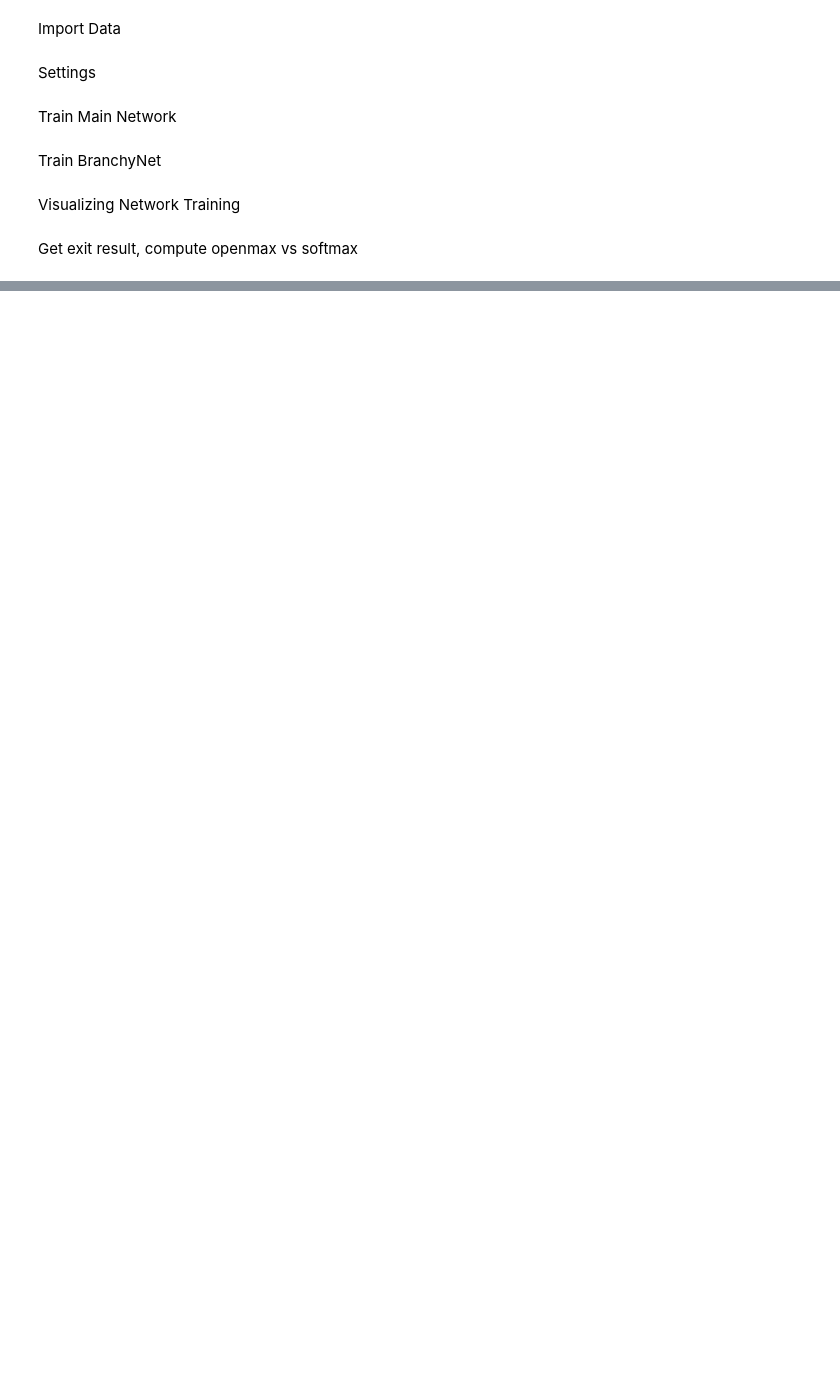
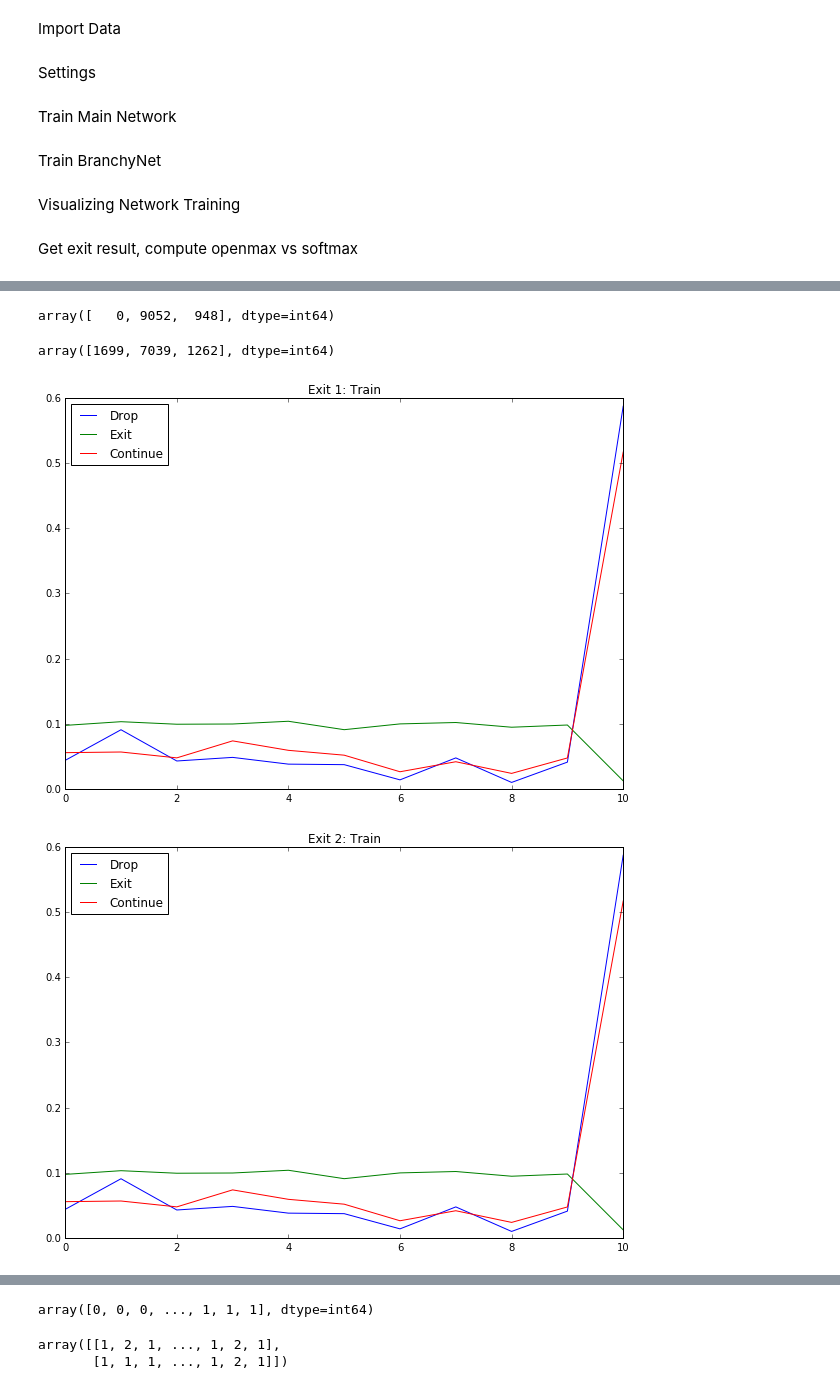
Before and after one commit to kunglab/branchynet, a Jupyter notebook: experiment_alex_cifar10_openmax.ipynb, the cells around one changed output, grey strips where cells are left out. Saved outputs shown, nothing was run; the diff lists cells and outputs as text; code cells hidden in the pictures; blank space fills up the shorter version.

Commit message:
added drop network idea

```diff
--- a/experiment_alex_cifar10_openmax.ipynb
+++ b/experiment_alex_cifar10_openmax.ipynb
@@ -100,19 +69,0 @@ for i, model in enumerate(branchyNet.models[:1]):
-# %%
-i=2003
-x_real = x_test[i:i+1]
-
-features_test = sp.expand_dims(model.test(x_real.astype(np.float32)).data,1)
-openmax_vs_train, softmax_vs_train = get_openmax_scores(features_test, openmax)
-
-plot_openmax_mean(openmax_vs_train, softmax_vs_train, title='Exit 0 Real Test')
-
-x_fake = np.random.random((1,3,32,32))*10-1.5
-
-import matplotlib.pyplot as plt
-%matplotlib inline
-plt.imshow(x_fake[0].transpose(1,2,0))
-
-features_test = sp.expand_dims(model.test(x_fake.astype(np.float32)).data,1)
-openmax_vs_train, softmax_vs_train = get_openmax_scores(features_test, openmax)
-
-plot_openmax_mean(openmax_vs_train, softmax_vs_train, title='Exit 0 Fake Test')
@@ -134,0 +262,3 @@ plot_openmax_mean(openmax_vs_train, softmax_vs_train, title='Exit 0 Fake Test')
+# %%
+meta_train_y = meta_model_labels(y_train, openmax_train_layers)
+meta_test_y = meta_model_labels(y_test, openmax_test_layers)
@@ -134,0 +338,28 @@ plot_openmax_mean(openmax_vs_train, softmax_vs_train, title='Exit 0 Fake Test')
+# %%
+np.bincount(np.argmax(y_pred,axis=1))
+# %% [output]
+array([   0, 9052,  948], dtype=int64)
+# %%
+np.bincount(meta_test_y[0])
+# %% [output]
+array([1699, 7039, 1262], dtype=int64)
+# %%
+import matplotlib.pyplot as plt
+
+def plot_exitpoint_label_dist(x, y, exit_num, title=''):
+    plt.figure(figsize=[10,7])
+    if title:
+        plt.title(title)
+    plt.plot(np.mean(x[exitp][y[exitp]==0], axis=0), label='Drop')
+    plt.plot(np.mean(x[exitp][y[exitp]==1], axis=0), label='Exit')
+    plt.plot(np.mean(x[exitp][y[exitp]==2], axis=0), label='Continue')
+    plt.legend(loc=0)
+    plt.show()
+
+plot_exitpoint_label_dist(openmax_train_layers, meta_train_y, 0, title='Exit 1: Train')
+plot_exitpoint_label_dist(openmax_train_layers, meta_train_y, 1, title='Exit 2: Train')
+plot_exitpoint_label_dist(openmax_test_layers, meta_test_y, 0, title='Exit 1: Test')
+plot_exitpoint_label_dist(openmax_test_layers, meta_test_y, 1, title='Exit 2: Test')
+# %% [output]
+[figure, added]
+[figure, added]
@@ -134,0 +368,9 @@ plot_openmax_mean(openmax_vs_train, softmax_vs_train, title='Exit 0 Fake Test')
+# %%
+np.where(meta_test_y == 0)[0]
+# %% [output]
+array([0, 0, 0, ..., 1, 1, 1], dtype=int64)
+# %%
+meta_test_y.s
+# %% [output]
+array([[1, 2, 1, ..., 1, 2, 1],
+       [1, 1, 1, ..., 1, 2, 1]])
```
Also changed, not shown: parts of 9 cells of this notebook, 1 other file.
